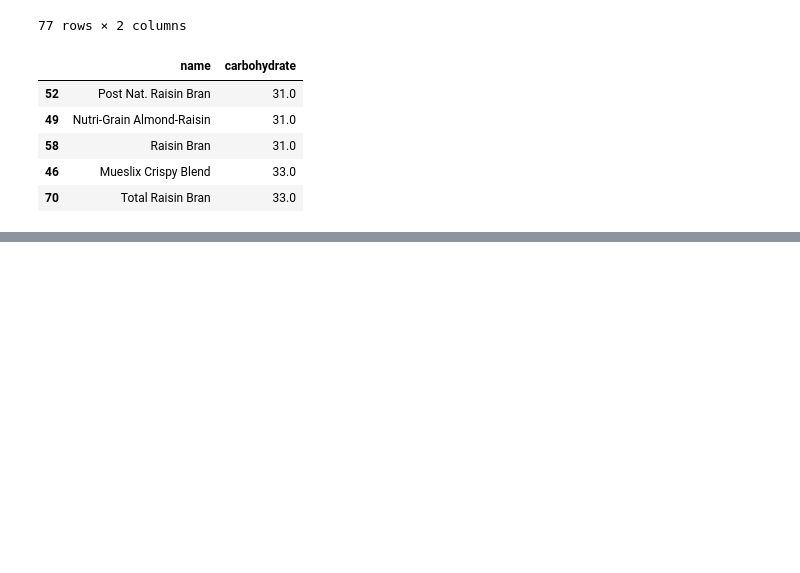
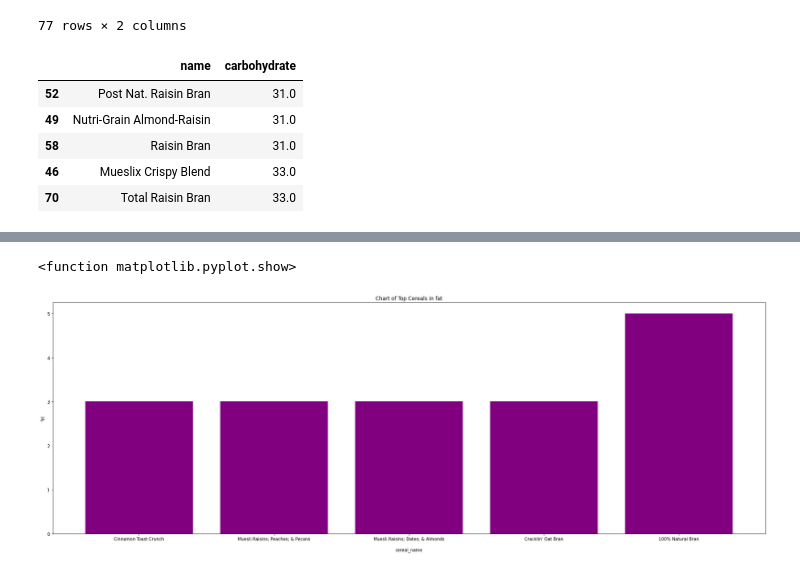
Before and after one commit to audubilly/data_science_project, a Jupyter notebook: DataScienceProject.ipynb, the cells around one changed output, grey strips where cells are left out. Cells and saved outputs as stored; diff of their text form; code cells hidden in the pictures; blank space fills up the shorter version.

```diff
--- a/DataScienceProject.ipynb
+++ b/DataScienceProject.ipynb
@@ -91,0 +192,4 @@ plt.show
+# %%
+fat_df = new_df[['name','fat']]
+fat_df = fat_df.sort_values('fat')
+fat_df
@@ -91,0 +210,3 @@ plt.show
+# %%
+fat_df_tail = fat_df.tail(5)
+fat_df_tail
@@ -91,0 +220,10 @@ plt.show
+# %%
+plt.figure(figsize =(30,10))
+plt.title('Chart of Top Cereals in fat')
+plt.xlabel('cereal_name',labelpad=15)
+plt.ylabel('fat')
+plt.bar(fat_df_tail['name'],fat_df_tail['fat'],color = 'purple')
+plt.show
+# %% [output]
+<function matplotlib.pyplot.show>
+[figure, added]
```
Also changed, not shown: parts of 13 cells of this notebook.
